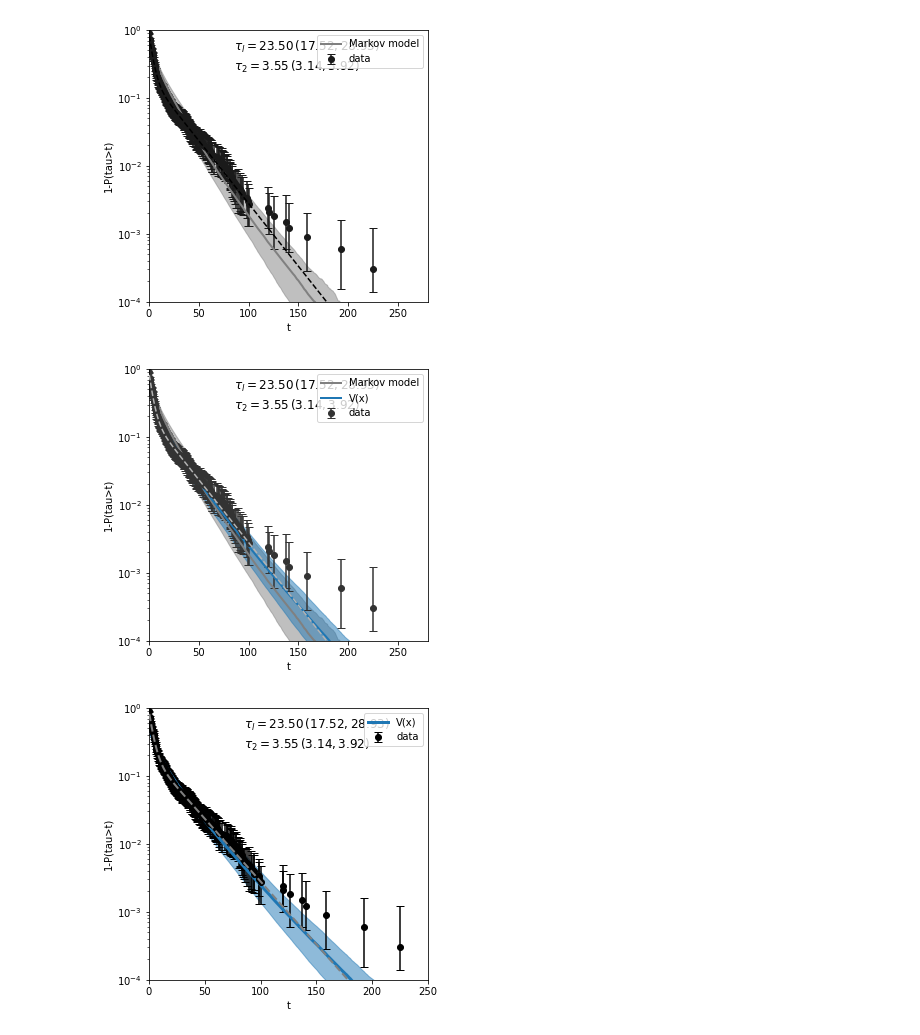
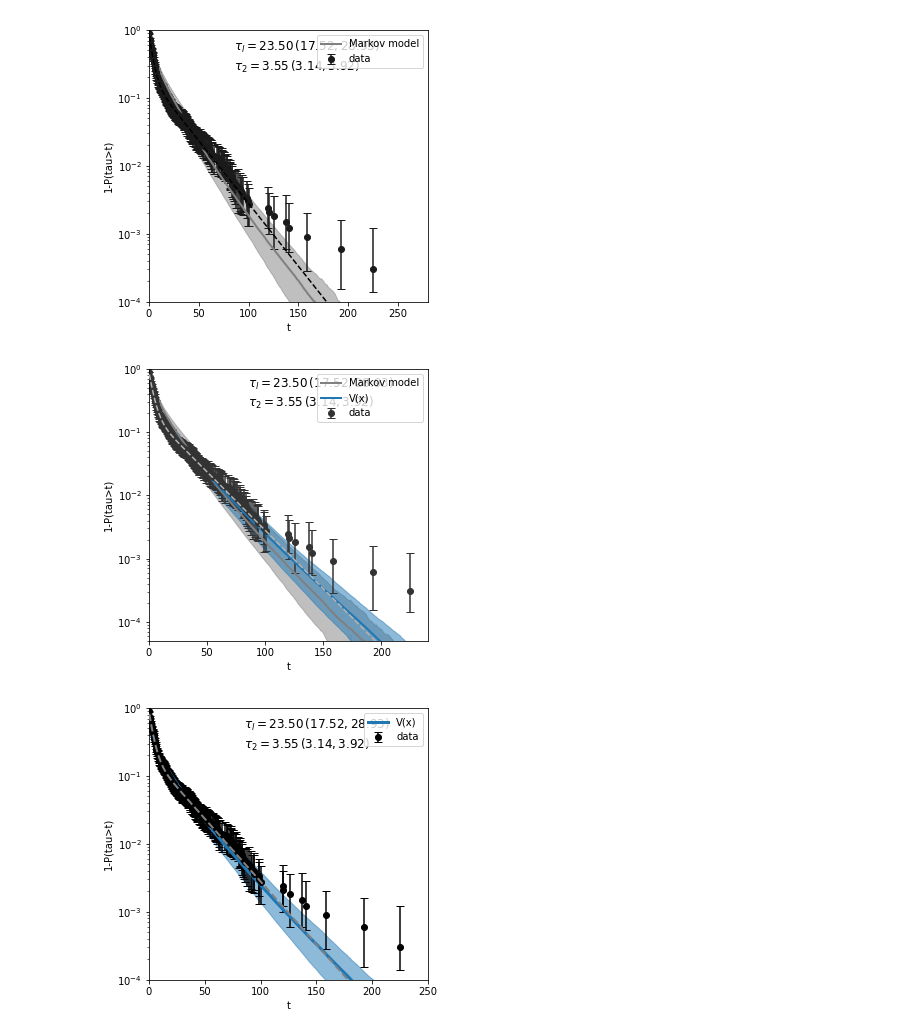
Before and after one commit to AntonioCCosta/fluctuating_potential, a Jupyter notebook: Fig1,2_fpts.ipynb, the cells around one changed output. Cells and saved outputs as stored; diff of their text form; code cells hidden in the pictures.

```diff
--- a/Fig1,2_fpts.ipynb
+++ b/Fig1,2_fpts.ipynb
@@ -248,23 +248,23 @@ colors_state_=plt.rcParams['axes.prop_cycle'].by_key()['color'][:10]
 # %%
 plt.figure(figsize=(5,5))
 plt.errorbar(x_data,y_err_data[:,0],yerr = [y_err_data[:,0]-y_err_data[:,1],y_err_data[:,2]-y_err_data[:,0]],c='0.2',marker='o',fmt='o',capsize=4,label='data')
 plt.plot(x_all,curvey,c='.7',ls='--',zorder=1000)
 plt.plot(x_sim_Markov,y_err_sim_Markov[:,0],c='.5',lw=2,label='Markov model')
 plt.fill_between(x_sim_Markov,y_err_sim_Markov[:,1],y_err_sim_Markov[:,2],alpha=.5,color='.5')
 plt.plot(x_sim,y_err_sim[:,0],c=colors_state_[0],lw=2,label='V(x)')
 plt.fill_between(x_sim,y_err_sim[:,1],y_err_sim[:,2],alpha=.5,color=colors_state_[0])
 plt.yscale('log')
 plt.text(85,.5,r'$\tau_l = {:.2f}\,({:.2f},{:.2f})$'.format(tscales_all[0],tscales_cil[0],tscales_ciu[0]),fontsize=12)
 plt.text(85,.25,r'$\tau_2 = {:.2f}\,({:.2f},{:.2f})$'.format(tscales_all[1],tscales_cil[1],tscales_ciu[1]),fontsize=12)
 plt.xlabel('t')
 plt.legend()
 plt.ylabel('1-P(tau>t)')
-plt.xlim(0,280)
-plt.ylim(1e-4,1)
-# plt.savefig('dwell_times_pred_V_constant_vs_Markov.pdf')
+plt.xlim(0,240)
+plt.ylim(5e-5,1)
+plt.savefig('dwell_times_pred_V_constant_vs_Markov.pdf')
 plt.show()
 # %% [output]
-[figure, old version]
+[figure, new version]
 # %%
 plt.figure(figsize=(5,5))
 plt.plot(x_all,curvey,c='.5',lw=2,ls='--',zorder=1000)
```
Also changed, not shown: parts of 3 cells of this notebook, 2 other files.
